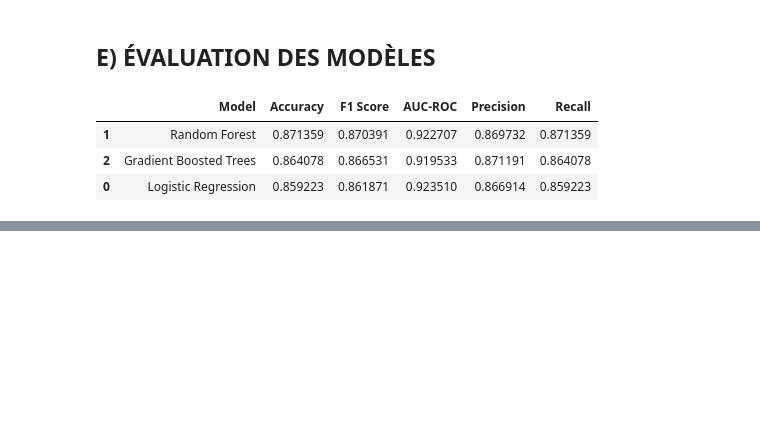
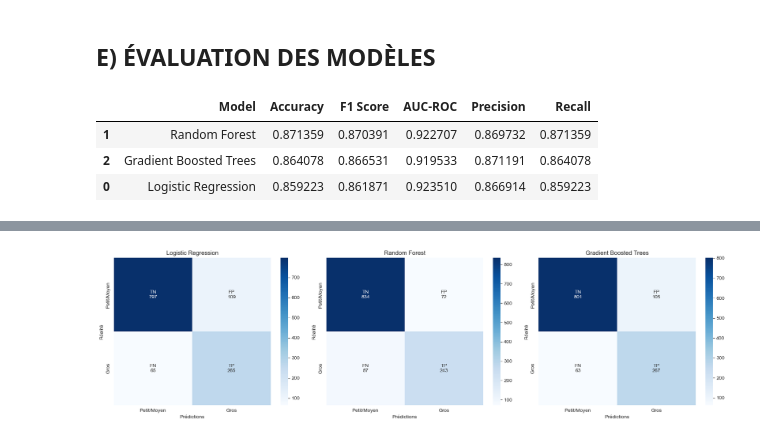
Before and after one commit to EdLac/spark-ecommerce, a Jupyter notebook: notebooks/ProjetFinal.ipynb, the cells around one changed output, grey strips where cells are left out. Cells and saved outputs as stored; diff of their text form; code cells hidden in the pictures; blank space fills up the shorter version.

Commit message:
confusion matrix et selection du modele

```diff
--- a/notebooks/ProjetFinal.ipynb
+++ b/notebooks/ProjetFinal.ipynb
@@ -1785,0 +1666,40 @@ Frequency    0.621462
+# %%
+y_true_lr = lr_predictions.select("label").toPandas()["label"]
+y_pred_lr = lr_predictions.select("prediction").toPandas()["prediction"]
+
+y_true_rf = rf_predictions.select("label").toPandas()["label"]
+y_pred_rf = rf_predictions.select("prediction").toPandas()["prediction"]
+
+y_true_gbt = gbt_predictions.select("label").toPandas()["label"]
+y_pred_gbt = gbt_predictions.select("prediction").toPandas()["prediction"]
+
+cm_lr = confusion_matrix(y_true_lr, y_pred_lr)
+cm_rf = confusion_matrix(y_true_rf, y_pred_rf)
+cm_gbt = confusion_matrix(y_true_gbt, y_pred_gbt)
+# %%
+fig, axes = plt.subplots(1,3, figsize = (18,5))
+
+models = [
+    ("Logistic Regression", cm_lr),
+    ("Random Forest", cm_rf),
+    ("Gradient Boosted Trees", cm_gbt)
+]
+
+for ax, (title, cm) in zip(axes, models) :
+
+    labels = [
+        [f"TN\n{cm[0,0]}", f"FP\n{cm[0,1]}"],
+        [f"FN\n{cm[1,0]}", f"TP\n{cm[1,1]}"]
+    ]
+
+    sns.heatmap(cm, annot=labels, fmt="", cmap="Blues", ax=ax,
+                xticklabels = ['Petit/Moyen','Gros'],
+                yticklabels=['Petit/Moyen','Gros'])
+    ax.set_title(title)
+    ax.set_xlabel("Prédictions")
+    ax.set_ylabel("Réalité")
+
+plt.tight_layout()
+plt.show()
+# %% [output]
+[figure, added]
```
Also changed, not shown: parts of 20 cells of this notebook.
